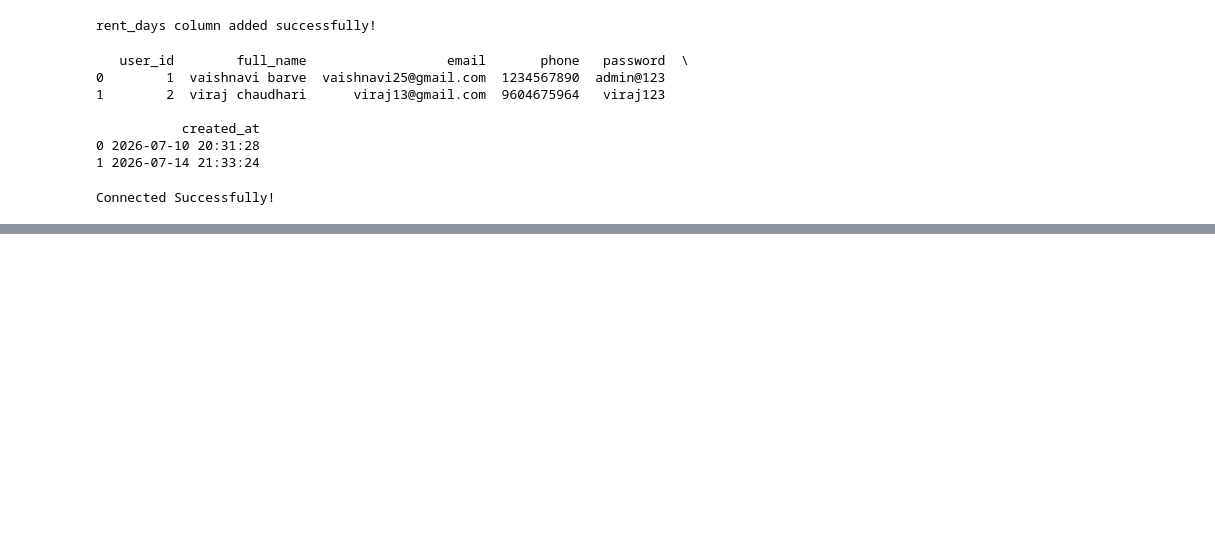
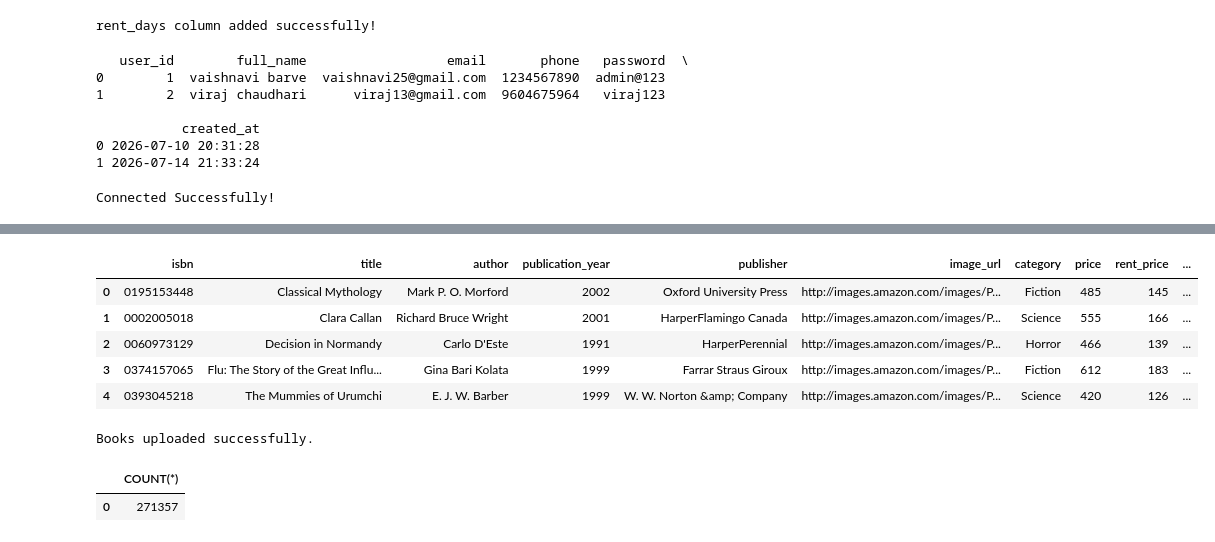
Before and after one commit to barvevaishnavi-hash/Bookhub, a Jupyter notebook: dataset/notebooks/database_setup.ipynb, the cells around one changed output, grey strips where cells are left out. Saved outputs shown, nothing was run; the diff lists cells and outputs as text; code cells hidden in the pictures; blank space fills up the shorter version.

```diff
--- a/dataset/notebooks/database_setup.ipynb
+++ b/dataset/notebooks/database_setup.ipynb
@@ -646,0 +998,77 @@ Connected Successfully!
+# %%
+import pandas as pd
+import random
+
+df = pd.read_csv("../processed/books_cleaned.csv")
+
+# Rename image column
+df = df.rename(columns={"image_url_l": "image_url"})
+
+# Keep required columns
+df = df[
+    [
+        "isbn",
+        "title",
+        "author",
+        "publication_year",
+        "publisher",
+        "image_url",
+    ]
+]
+
+# -------- Add Category --------
+categories = [
+    "Education",
+    "Fiction",
+    "Horror",
+    "Science",
+    "Technology",
+    "Biography"
+]
+
+df["category"] = [
+    random.choice(categories)
+    for _ in range(len(df))
+]
+
+# -------- Add Price --------
+df["price"] = [
+    random.randint(250, 900)
+    for _ in range(len(df))
+]
+
+# -------- Add Rent Price --------
+df["rent_price"] = (
+    df["price"] * 0.30
+).astype(int)
+
+# -------- Add Stock --------
+df["stock"] = [
+    random.randint(1, 20)
+    for _ in range(len(df))
+]
+
+df.head()
+# %% [output]
+|  | isbn | title | author | publication_year | publisher | image_url | category | price | rent_price | ... |
+| 0 | 0195153448 | Classical Mythology | Mark P. O. Morford | 2002 | Oxford University Press | http://images.amazon.com/images/P... | Fiction | 485 | 145 | ... |
+| 1 | 0002005018 | Clara Callan | Richard Bruce Wright | 2001 | HarperFlamingo Canada | http://images.amazon.com/images/P... | Science | 555 | 166 | ... |
+| 2 | 0060973129 | Decision in Normandy | Carlo D'Este | 1991 | HarperPerennial | http://images.amazon.com/images/P... | Horror | 466 | 139 | ... |
+| 3 | 0374157065 | Flu: The Story of the Great Influ... | Gina Bari Kolata | 1999 | Farrar Straus Giroux | http://images.amazon.com/images/P... | Fiction | 612 | 183 | ... |
+| 4 | 0393045218 | The Mummies of Urumchi | E. J. W. Barber | 1999 | W. W. Norton &amp; Company | http://images.amazon.com/images/P... | Science | 420 | 126 | ... |
+# %%
+df.to_sql(
+    "books",
+    engine,
+    if_exists="replace",
+    index=False
+)
+
+print("Books uploaded successfully.")
+# %% [output]
+Books uploaded successfully.
+# %%
+pd.read_sql("SELECT COUNT(*) FROM books", engine)
+# %% [output]
+|  | COUNT(*) |
+| 0 | 271357 |
```
Also changed, not shown: parts of 26 cells of this notebook, 1 other file.
